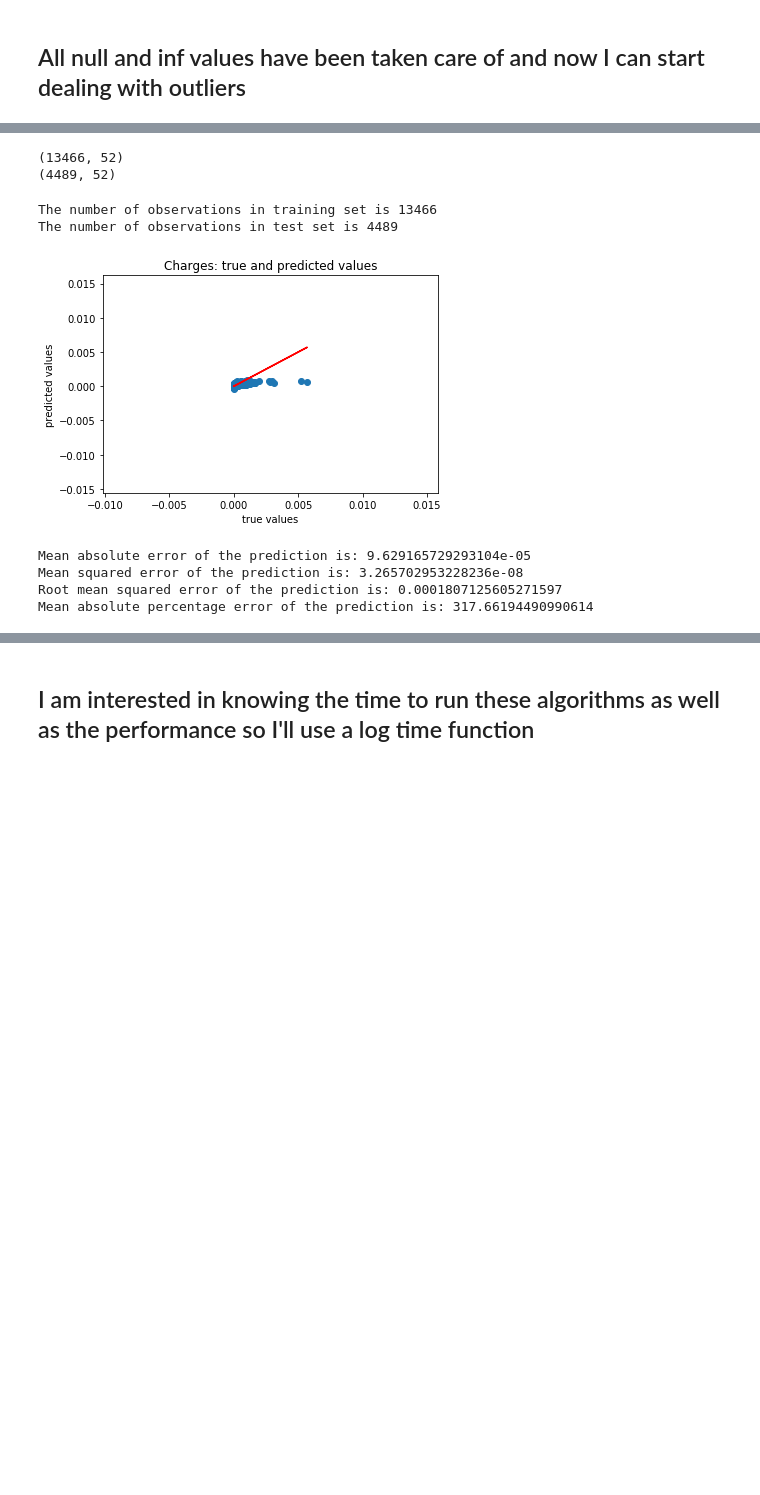
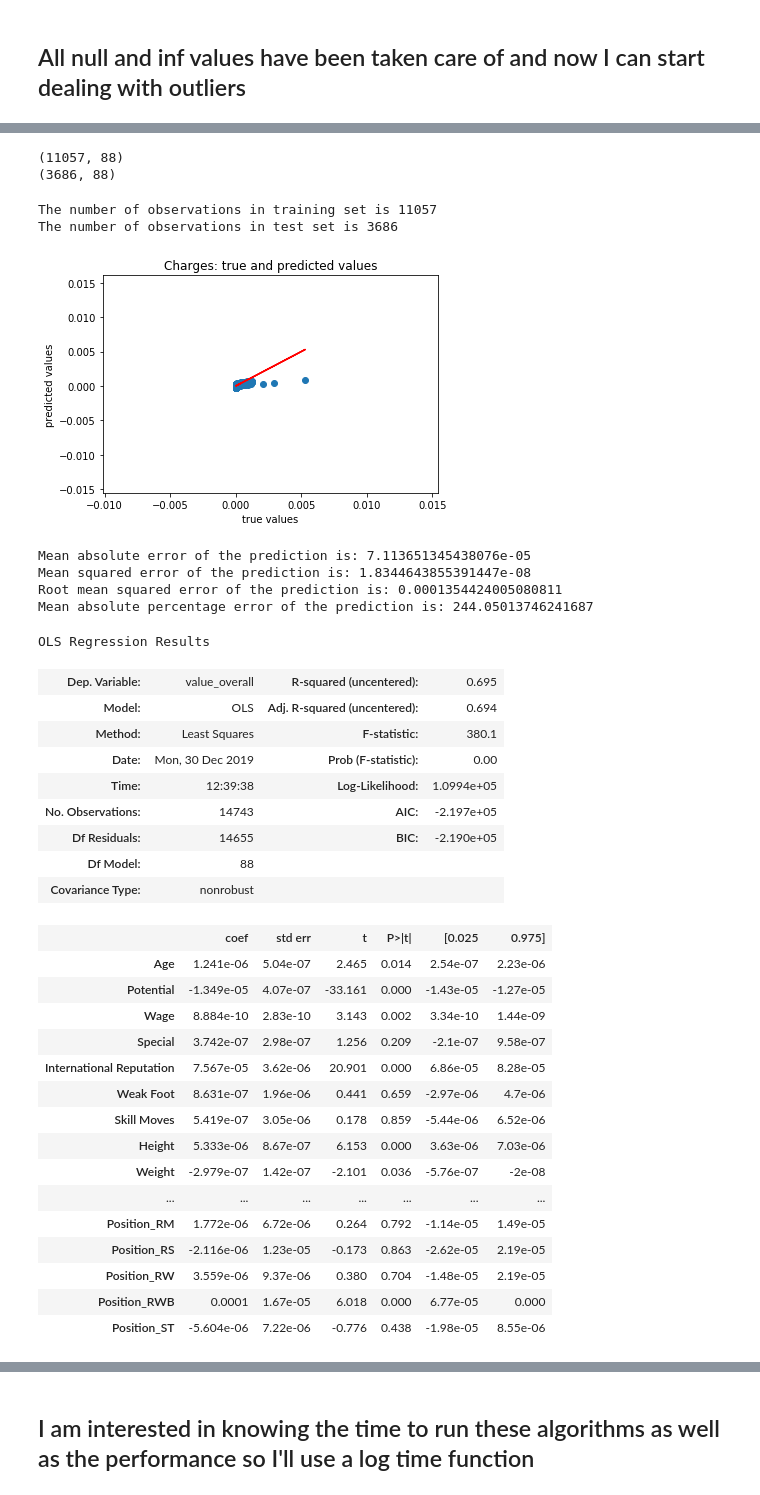
Before and after one commit to laffertyrichard/fifa19_supervised, a Jupyter notebook: fifa19_supervised.ipynb, the cells around one changed output, grey strips where cells are left out. Cells and saved outputs as stored; diff of their text form; code cells hidden in the pictures; blank space fills up the shorter version.

```diff
--- a/fifa19_supervised.ipynb
+++ b/fifa19_supervised.ipynb
@@ -350,9 +352,9 @@ for i, col in enumerate(object_columns):
 # %%
 #I feel like there's too much noise in the nationality variable and Club variable
 
-fifa19.drop(columns=['Nationality'])
+fifa19 = fifa19.drop(columns=['Nationality', 'Club'])
 
-obj_df = fifa19.select_dtypes(include=['object']).copy()
+'''obj_df = fifa19.select_dtypes(include=['object']).copy()
 #Encoding object columns
 cols=obj_df.columns
 for col in cols:
@@ -360,5 +362,5 @@ for col in cols:
     fifa19[col].replace(np.NaN,'NotAv',inplace=True)
     from sklearn.preprocessing import LabelEncoder, OneHotEncoder
     labelencoder_X = LabelEncoder()
-    fifa19[col] = labelencoder_X.fit_transform(fifa19[col])
+    fifa19[col] = labelencoder_X.fit_transform(fifa19[col])'''
 # %% [output]
@@ -683,0 +679,5 @@ print(list(X.columns))
+# %%
+# Get dummies for X
+X = pd.get_dummies(X, prefix_sep='_', drop_first=True)
+# X head
+X.head()
@@ -684,5 +692,4 @@ print(list(X.columns))
 # %%
-
 # train test split
 X_train, X_test, y_train, y_test = train_test_split(X, y, test_size=.25)
 print(X_train.shape)
@@ -692,43 +699,70 @@ print(X_test.shape)
 #X = scaler.fit_transform(X)
 y = fifa19['value_overall']
 # %% [output]
-(13466, 52)
-(4489, 52)
+(11057, 88)
+(3686, 88)
 # %%
+y = fifa19['value_overall']
 #starting with OLS
 results = sm.OLS(y, X).fit()
 
 
 
 print("The number of observations in training set is {}".format(X_train.shape[0]))
 print("The number of observations in test set is {}".format(X_test.shape[0]))
 
 # We add constant to the model as it's a best practice
 # to do so every time!
 X = sm.add_constant(X)
 
 
 # We are making predictions here
 y_preds = results.predict(X_test)
 
 plt.scatter(y_test, y_preds)
 plt.plot(y_test, y_test, color="red")
 plt.xlabel("true values")
 plt.ylabel("predicted values")
 plt.title("Charges: true and predicted values")
 plt.show()
 
 print("Mean absolute error of the prediction is: {}".format(mean_absolute_error(y_test, y_preds)))
 print("Mean squared error of the prediction is: {}".format(mse(y_test, y_preds)))
 print("Root mean squared error of the prediction is: {}".format(rmse(y_test, y_preds)))
 print("Mean absolute percentage error of the prediction is: {}".format(np.mean(np.abs((y_test - y_preds) / y_test)) * 100))
 
-print(results.summary())
+display(results.summary())
 # %% [output]
-The number of observations in training set is 13466
-The number of observations in test set is 4489
+The number of observations in training set is 11057
+The number of observations in test set is 3686
-[figure, old version]
+[figure, new version]
-Mean absolute error of the prediction is: 9.629165729293104e-05
-Mean squared error of the prediction is: 3.265702953228236e-08
-Root mean squared error of the prediction is: 0.0001807125605271597
-Mean absolute percentage error of the prediction is: 317.66194490990614
+Mean absolute error of the prediction is: 7.113651345438076e-05
+Mean squared error of the prediction is: 1.8344643855391447e-08
+Root mean squared error of the prediction is: 0.0001354424005080811
+Mean absolute percentage error of the prediction is: 244.05013746241687
+OLS Regression Results
+| Dep. Variable: | value_overall | R-squared (uncentered): | 0.695 |
+| Model: | OLS | Adj. R-squared (uncentered): | 0.694 |
+| Method: | Least Squares | F-statistic: | 380.1 |
+| Date: | Mon, 30 Dec 2019 | Prob (F-statistic): | 0.00 |
+| Time: | 12:39:38 | Log-Likelihood: | 1.0994e+05 |
+| No. Observations: | 14743 | AIC: | -2.197e+05 |
+| Df Residuals: | 14655 | BIC: | -2.190e+05 |
+| Df Model: | 88 |  |  |
+| Covariance Type: | nonrobust |  |  |
+|  | coef | std err | t | P>|t| | [0.025 | 0.975] |
+| Age | 1.241e-06 | 5.04e-07 | 2.465 | 0.014 | 2.54e-07 | 2.23e-06 |
+| Potential | -1.349e-05 | 4.07e-07 | -33.161 | 0.000 | -1.43e-05 | -1.27e-05 |
+| Wage | 8.884e-10 | 2.83e-10 | 3.143 | 0.002 | 3.34e-10 | 1.44e-09 |
+| Special | 3.742e-07 | 2.98e-07 | 1.256 | 0.209 | -2.1e-07 | 9.58e-07 |
+| International Reputation | 7.567e-05 | 3.62e-06 | 20.901 | 0.000 | 6.86e-05 | 8.28e-05 |
+| Weak Foot | 8.631e-07 | 1.96e-06 | 0.441 | 0.659 | -2.97e-06 | 4.7e-06 |
+| Skill Moves | 5.419e-07 | 3.05e-06 | 0.178 | 0.859 | -5.44e-06 | 6.52e-06 |
+| Height | 5.333e-06 | 8.67e-07 | 6.153 | 0.000 | 3.63e-06 | 7.03e-06 |
+| Weight | -2.979e-07 | 1.42e-07 | -2.101 | 0.036 | -5.76e-07 | -2e-08 |
+| ... | ... | ... | ... | ... | ... | ... |
+| Position_RM | 1.772e-06 | 6.72e-06 | 0.264 | 0.792 | -1.14e-05 | 1.49e-05 |
+| Position_RS | -2.116e-06 | 1.23e-05 | -0.173 | 0.863 | -2.62e-05 | 2.19e-05 |
+| Position_RW | 3.559e-06 | 9.37e-06 | 0.380 | 0.704 | -1.48e-05 | 2.19e-05 |
+| Position_RWB | 0.0001 | 1.67e-05 | 6.018 | 0.000 | 6.77e-05 | 0.000 |
+| Position_ST | -5.604e-06 | 7.22e-06 | -0.776 | 0.438 | -1.98e-05 | 8.55e-06 |
```
Also changed, not shown: parts of 44 cells of this notebook.
